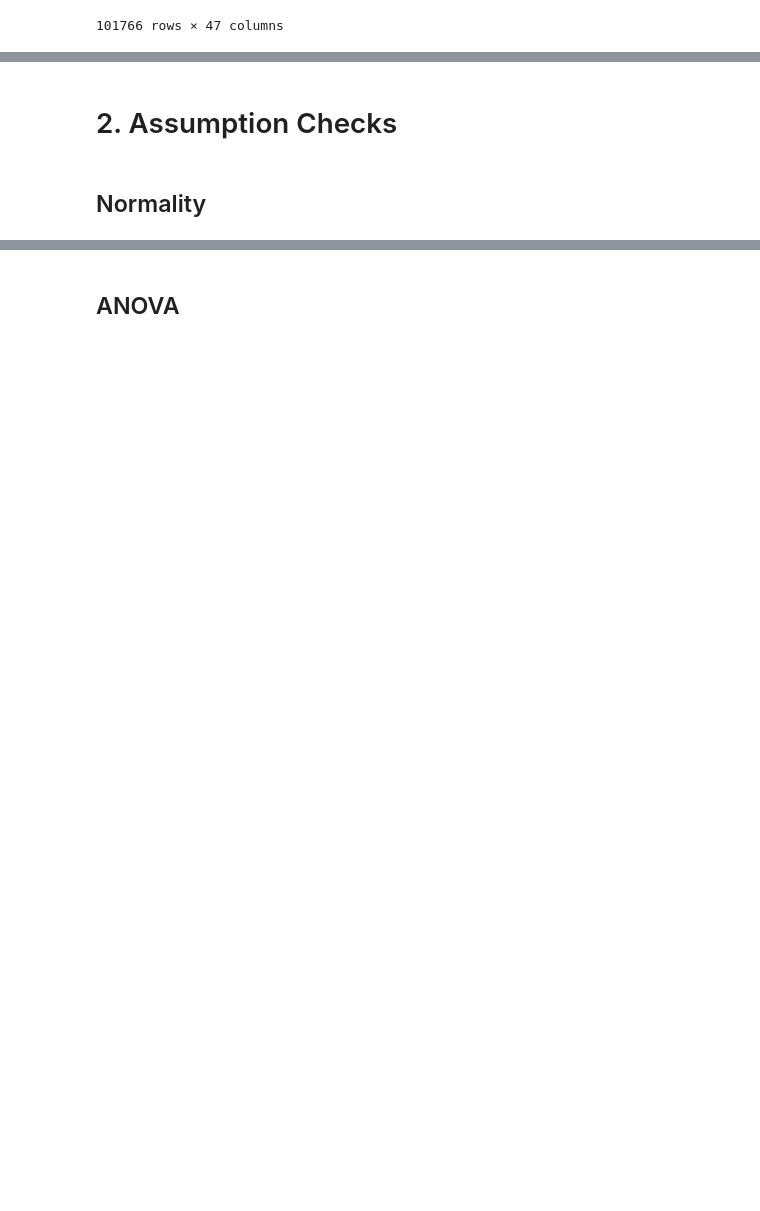
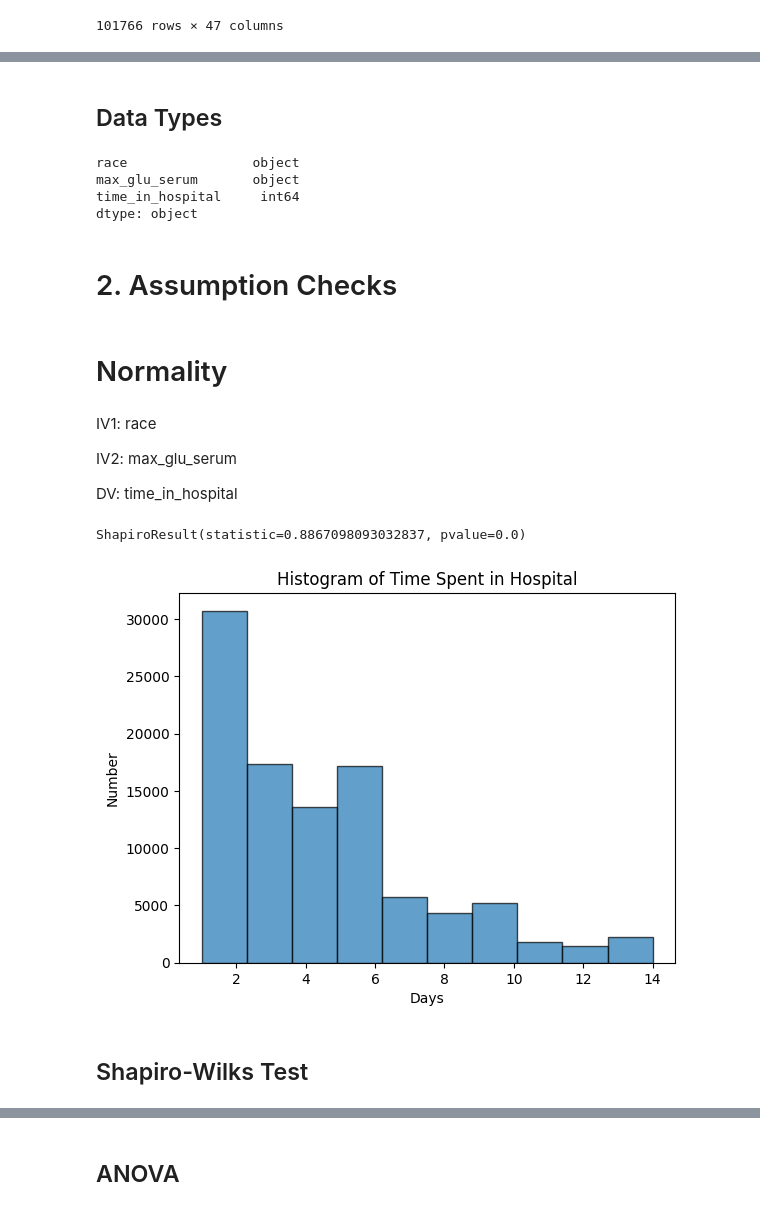
Before and after one commit to Alyssasorensen/datasci_6_anova, a Jupyter notebook: datasci_6_anova.ipynb, the cells around one changed output, grey strips where cells are left out. Cells and saved outputs as stored; diff of their text form; code cells hidden in the pictures; blank space fills up the shorter version.

```diff
--- a/datasci_6_anova.ipynb
+++ b/datasci_6_anova.ipynb
@@ -66,6 +36,6 @@ print(diabetes_130_us_hospitals_for_years_1999_2008.variables)
 # %%
-df = pd.DataFrame(X)
-df
+df3 = pd.DataFrame(X)
+df3
 # %% [output]
 |  | race | gender | age | weight | admission_type_id | discharge_disposition_id | admission_source_id | ... |
 | 0 | Caucasian | Female | [0-10) | NaN | 6 | 25 | 1 | ... |
@@ -111,0 +57,3 @@ plt.show()
+# %%
+df4 = df3[['race', 'max_glu_serum', 'time_in_hospital']]
+df4
@@ -111,0 +74,3 @@ plt.show()
+# %%
+df = df4.dropna()
+df
@@ -112,5 +93,35 @@ plt.show()
+# %% [markdown]
+## Data Types
+# %%
+data_type = df.dtypes
+data_type
+# %% [output]
+race                object
+max_glu_serum       object
+time_in_hospital     int64
+dtype: object
 # %% [markdown]
 # 2. Assumption Checks
 # %% [markdown]
-## Normality
+# Normality
+# %% [markdown]
+IV1: race
+
+IV2: max_glu_serum
+
+DV: time_in_hospital
+# %%
+stats.shapiro(df['time_in_hospital'])
+# %% [output]
+ShapiroResult(statistic=0.8867098093032837, pvalue=0.0)
+# %%
+plt.hist(df['time_in_hospital'], bins=10, edgecolor='k', alpha=0.7)
+plt.title('Histogram of Time Spent in Hospital')
+plt.xlabel('Days')
+plt.ylabel('Number')
+plt.show()
+# %% [output]
+[figure, added]
+# %% [markdown]
+## Shapiro-Wilks Test
 # %%
```
Also changed, not shown: parts of 29 cells of this notebook.
